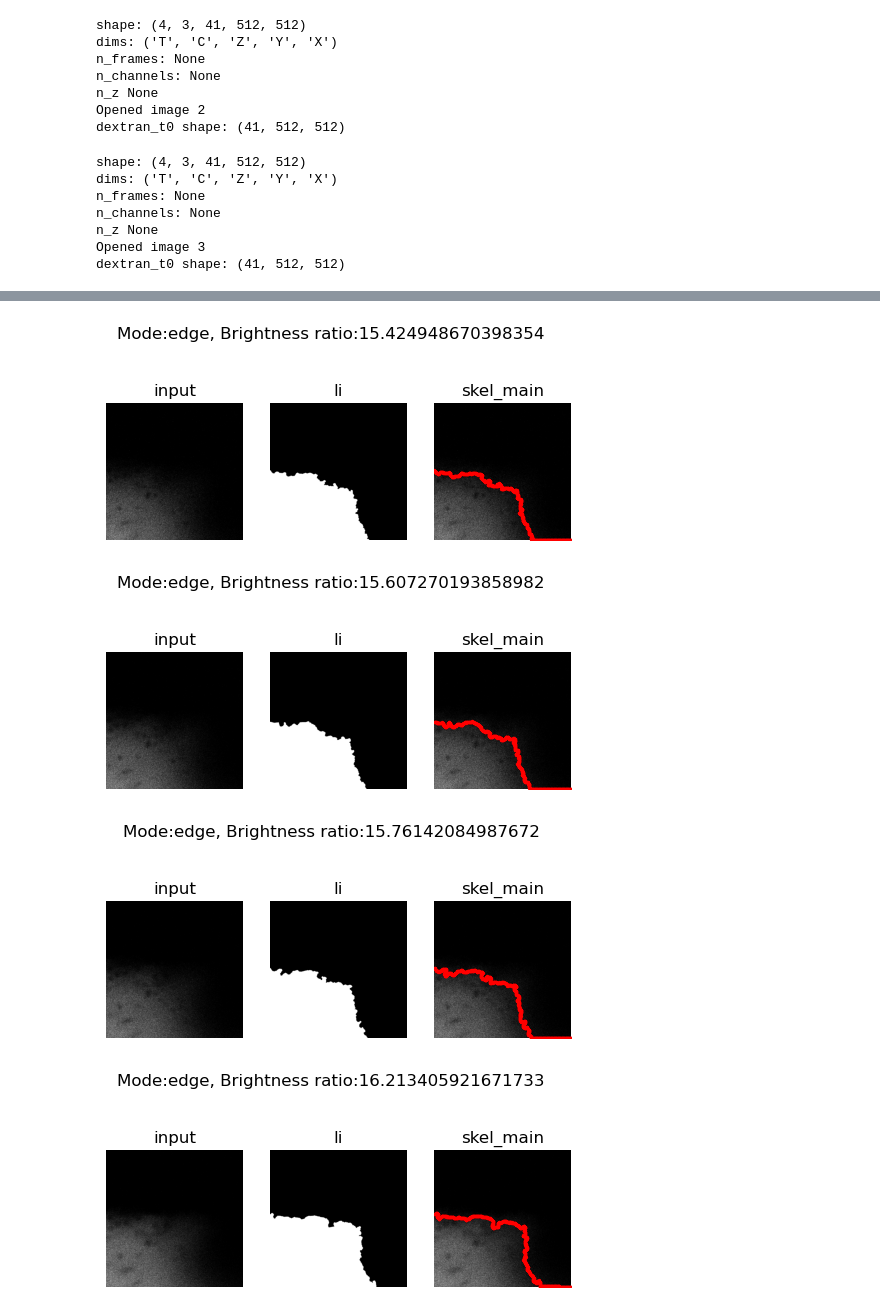
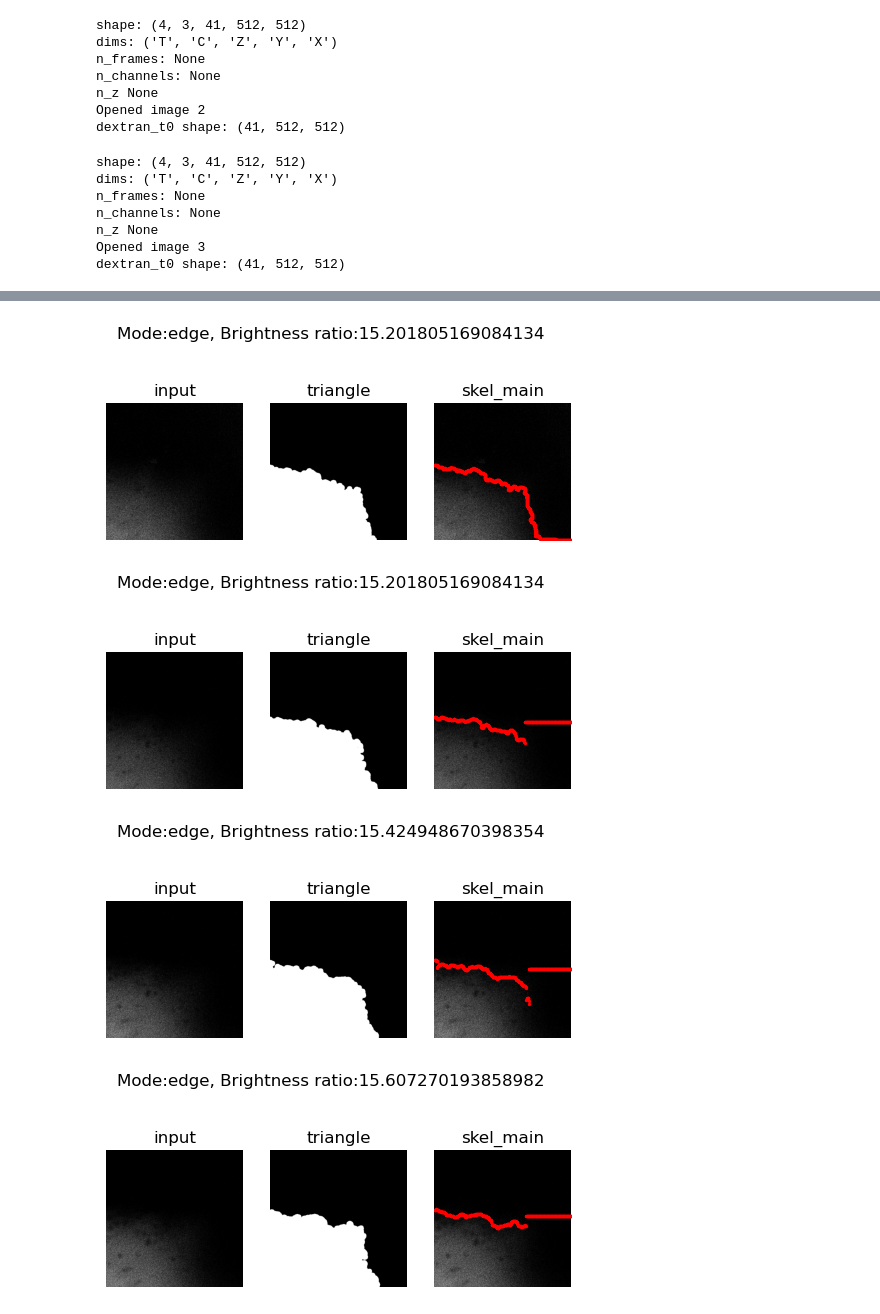
Before and after one commit to isobelth/image_quantification, a Jupyter notebook: Vasculature/placenta_perfusion.ipynb, the cells around one changed output, grey strips where cells are left out. Drawn from its saved outputs; the diff is of its cells as text; code cells hidden in the pictures.

Commit message:
updated to approximate path when there's a big drop off

```diff
--- a/Vasculature/placenta_perfusion.ipynb
+++ b/Vasculature/placenta_perfusion.ipynb
@@ -258,13 +333,5 @@ def extend_path_to_edges(path_mask, k=25):
 # %%
-import numpy as np
-import matplotlib.pyplot as plt
-from skimage.filters import median
-from skimage.filters import gaussian, threshold_otsu, sobel_v
-from skimage import exposure
-from skimage.morphology import binary_closing, disk, remove_small_objects, skeletonize, binary_dilation, binary_erosion
-from skimage.measure import label, regionprops
-from skimage.graph import route_through_array
-from skimage.filters import sato
+
 
 def extract_boundary(img, thr_func, min_size=100, area_threshold=500, opening_size=3):
     bw_orig = img > thr_func(img)
@@ -392,10 +459,14 @@ def find_ridge_through_plane(img_slice, to_plot=True, ratio_cutoff=0.75):
 
         # --- Sanity check: boundary too long? ---
         if path_mask.sum() > 1.5 * W:
-            title = "otsu"
+            title = "minimum"
             path_mask, bw = extract_boundary(img_med, threshold_minimum, min_size = 0, area_threshold = 0, opening_size=10)
+        elif path_mask[0, :].any() or path_mask[-1, :].any():
+            title = "triangle"
+            path_mask, bw = extract_boundary(img_med, threshold_triangle, min_size = 0, area_threshold = 0, opening_size=10)
+        path_mask = extend_path_to_edges(path_mask, k=25)
+        path_mask = flatten_big_drop(path_mask, drop_thresh_px=30, tail_frac=0.4)
 
-        path_mask = extend_path_to_edges(path_mask, k=25)
 
         if to_plot:
             fig, ax = plt.subplots(ncols=3, figsize=(6, 3))
@@ -434,17 +505,14 @@ def find_ridge_through_plane(img_slice, to_plot=True, ratio_cutoff=0.75):
         if path_mask is None:
             path_mask = find_best_left_right_route(skel)
         path_mask = extend_path_to_edges(path_mask, k=25)
+        path_mask = flatten_big_drop(path_mask, drop_thresh_px=50, tail_frac=0.4)
+
         if to_plot:
             fig, ax = plt.subplots(ncols=3, figsize=(6, 3))
             ax[0].imshow(img_slice, cmap="gray")
             ax[0].set_title("input")
             ax[1].imshow(bw, cmap="gray")
             ax[1].set_title("bw")
-            # ax[2].imshow(img_slice, cmap="gray")
-            # ax[2].set_title("skel_main")
-            # ys, xs = np.nonzero(skel_main)
-            # ax[2].scatter(xs, ys, s=1, c="lime")
-
             ax[2].imshow(img_slice, cmap="gray")
             ax[2].set_title("path")
             if path_mask is not None:
@@ -479,7 +547,7 @@ dextran_t0 = img[0, dextran_channel, :, :, :]
 print("dextran_t0 shape:", dextran_t0.shape)
 
 
-for z in [12,15,18,20,25,25,27,28,29, 35,40]:
+for z in [5,7,12,15,18,20,25,25,27,28,29, 35,40]:
     find_ridge_through_plane(dextran_t0[z, :, :], to_plot=True)
 # %% [output]
 shape: (4, 3, 41, 512, 512)
@@ -493,4 +561,4 @@ dextran_t0 shape: (41, 512, 512)
-[figure, old version]
+[figure, new version]
-[figure, old version]
+[figure, new version]
-[figure, old version]
+[figure, new version]
-[figure, old version]
+[figure, new version]
```
Also changed, not shown: parts of 7 cells of this notebook.
